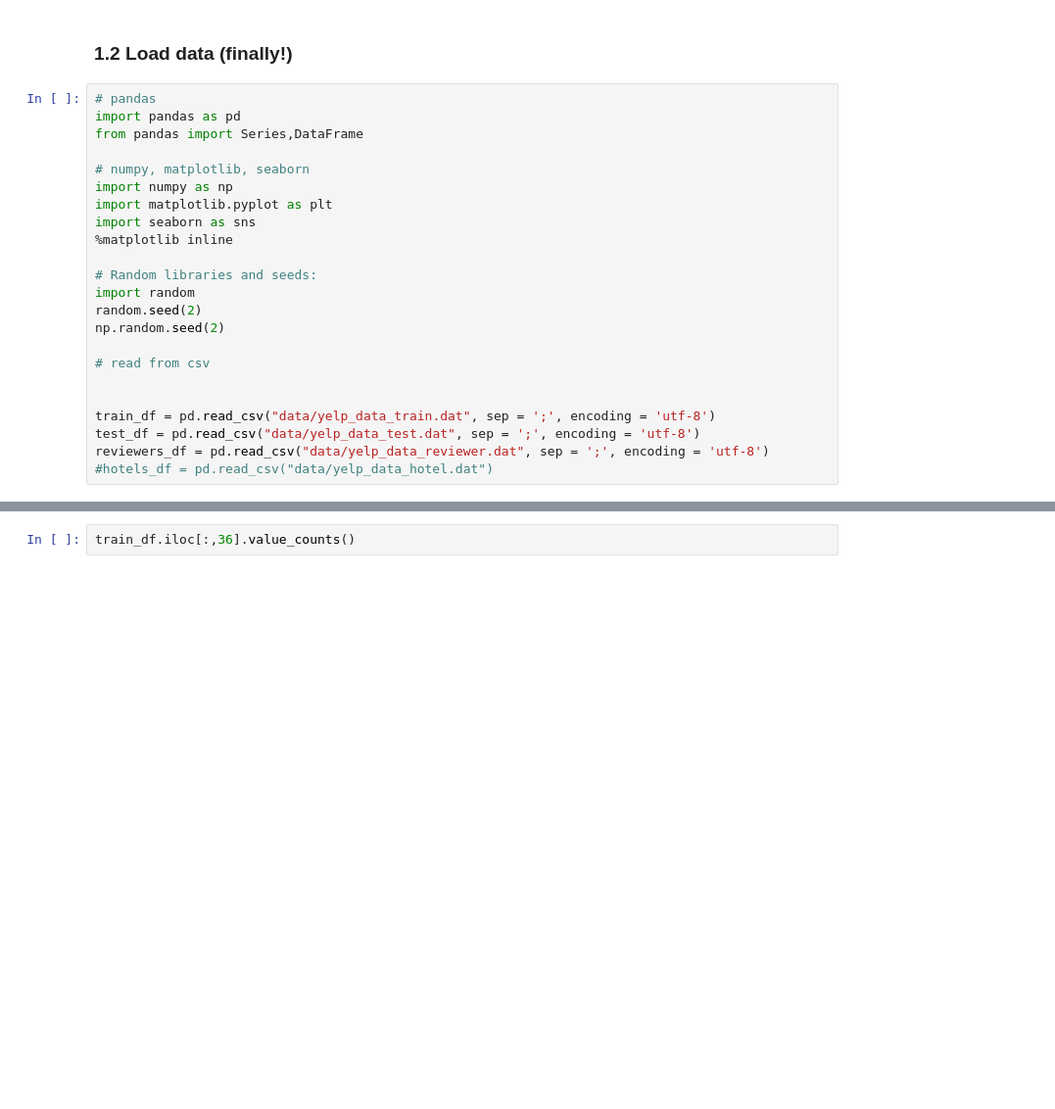
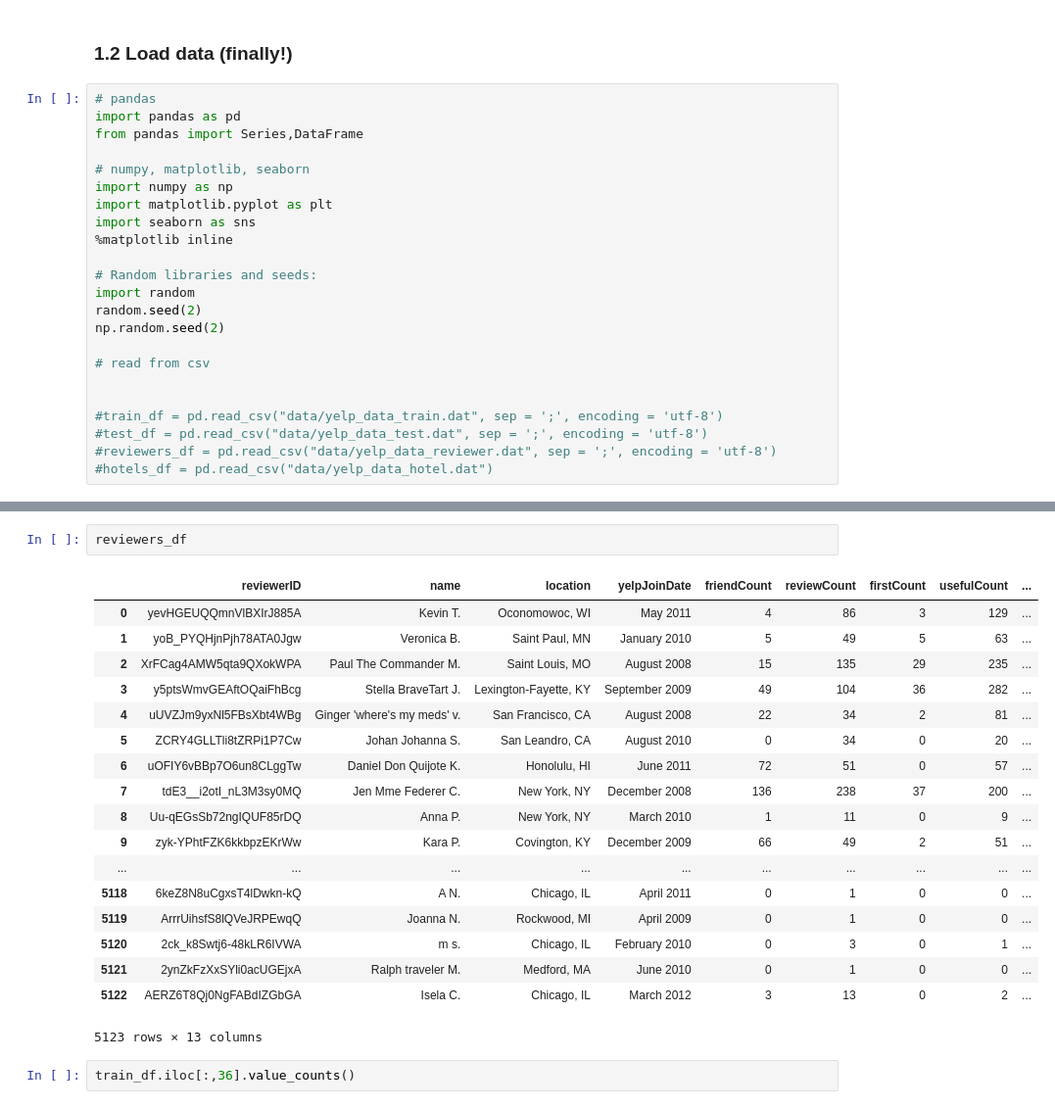
Before and after one commit to msandim/tum-anomaly-detection-challenges, a Jupyter notebook: Challenge 2/Script.ipynb, the cells around one changed output, grey strips where cells are left out. Shown: that part at 98% size. Cells and saved outputs as stored; diff of their text form; blank space fills up the shorter version.

Commit message:
Data reviwer, one to go!!!! :D

```diff
--- a/Challenge 2/Script.ipynb
+++ b/Challenge 2/Script.ipynb
@@ -45,7 +53,7 @@ np.random.seed(2)
 # read from csv
 
 
-train_df = pd.read_csv("data/yelp_data_train.dat", sep = ';', encoding = 'utf-8')
-test_df = pd.read_csv("data/yelp_data_test.dat", sep = ';', encoding = 'utf-8')
-reviewers_df = pd.read_csv("data/yelp_data_reviewer.dat", sep = ';', encoding = 'utf-8')
+#train_df = pd.read_csv("data/yelp_data_train.dat", sep = ';', encoding = 'utf-8')
+#test_df = pd.read_csv("data/yelp_data_test.dat", sep = ';', encoding = 'utf-8')
+#reviewers_df = pd.read_csv("data/yelp_data_reviewer.dat", sep = ';', encoding = 'utf-8')
 #hotels_df = pd.read_csv("data/yelp_data_hotel.dat")
@@ -75,3 +60,24 @@ train_df
+# %%
+reviewers_df
+# %% [output]
+|  | reviewerID | name | location | yelpJoinDate | friendCount | reviewCount | firstCount | usefulCount | ... |
+| 0 | yevHGEUQQmnVlBXIrJ885A | Kevin T. | Oconomowoc, WI | May 2011 | 4 | 86 | 3 | 129 | ... |
+| 1 | yoB_PYQHjnPjh78ATA0Jgw | Veronica B. | Saint Paul, MN | January 2010 | 5 | 49 | 5 | 63 | ... |
+| 2 | XrFCag4AMW5qta9QXokWPA | Paul The Commander M. | Saint Louis, MO | August 2008 | 15 | 135 | 29 | 235 | ... |
+| 3 | y5ptsWmvGEAftOQaiFhBcg | Stella BraveTart J. | Lexington-Fayette, KY | September 2009 | 49 | 104 | 36 | 282 | ... |
+| 4 | uUVZJm9yxNl5FBsXbt4WBg | Ginger 'where's my meds' v. | San Francisco, CA | August 2008 | 22 | 34 | 2 | 81 | ... |
+| 5 | ZCRY4GLLTli8tZRPi1P7Cw | Johan Johanna S. | San Leandro, CA | August 2010 | 0 | 34 | 0 | 20 | ... |
+| 6 | uOFIY6vBBp7O6un8CLggTw | Daniel Don Quijote K. | Honolulu, HI | June 2011 | 72 | 51 | 0 | 57 | ... |
+| 7 | tdE3__i2otI_nL3M3sy0MQ | Jen Mme Federer C. | New York, NY | December 2008 | 136 | 238 | 37 | 200 | ... |
+| 8 | Uu-qEGsSb72ngIQUF85rDQ | Anna P. | New York, NY | March 2010 | 1 | 11 | 0 | 9 | ... |
+| 9 | zyk-YPhtFZK6kkbpzEKrWw | Kara P. | Covington, KY | December 2009 | 66 | 49 | 2 | 51 | ... |
+| ... | ... | ... | ... | ... | ... | ... | ... | ... | ... |
+| 5118 | 6keZ8N8uCgxsT4lDwkn-kQ | A N. | Chicago, IL | April 2011 | 0 | 1 | 0 | 0 | ... |
+| 5119 | ArrrUihsfS8lQVeJRPEwqQ | Joanna N. | Rockwood, MI | April 2009 | 0 | 1 | 0 | 0 | ... |
+| 5120 | 2ck_k8Swtj6-48kLR6IVWA | m s. | Chicago, IL | February 2010 | 0 | 3 | 0 | 1 | ... |
+| 5121 | 2ynZkFzXxSYli0acUGEjxA | Ralph traveler M. | Medford, MA | June 2010 | 0 | 1 | 0 | 0 | ... |
+| 5122 | AERZ6T8Qj0NgFABdIZGbGA | Isela C. | Chicago, IL | March 2012 | 3 | 13 | 0 | 2 | ... |
+5123 rows × 13 columns
 # %%
 train_df.iloc[:,36].value_counts()
 # %%
```
Also changed, not shown: parts of 6 cells of this notebook, 1 other file.
